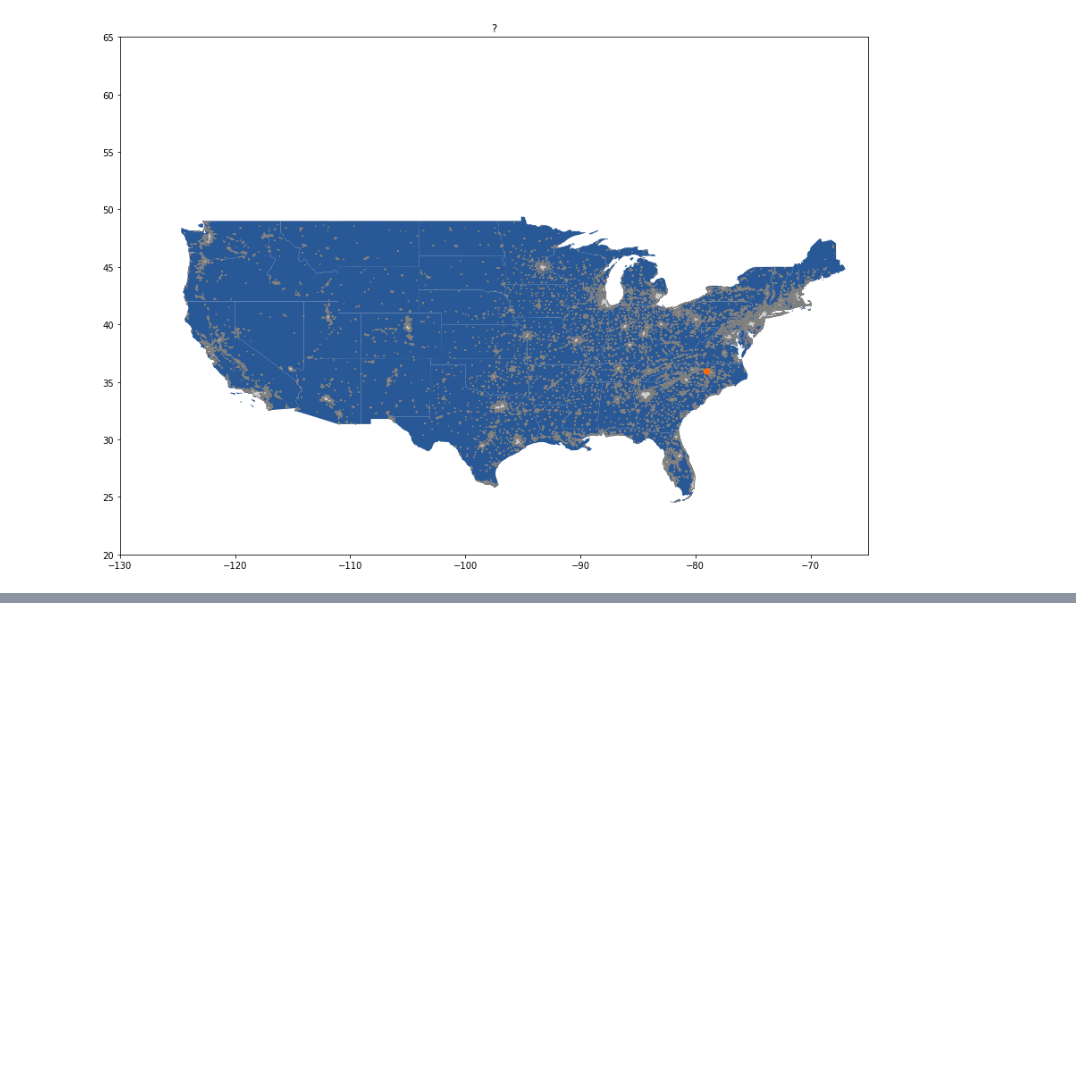
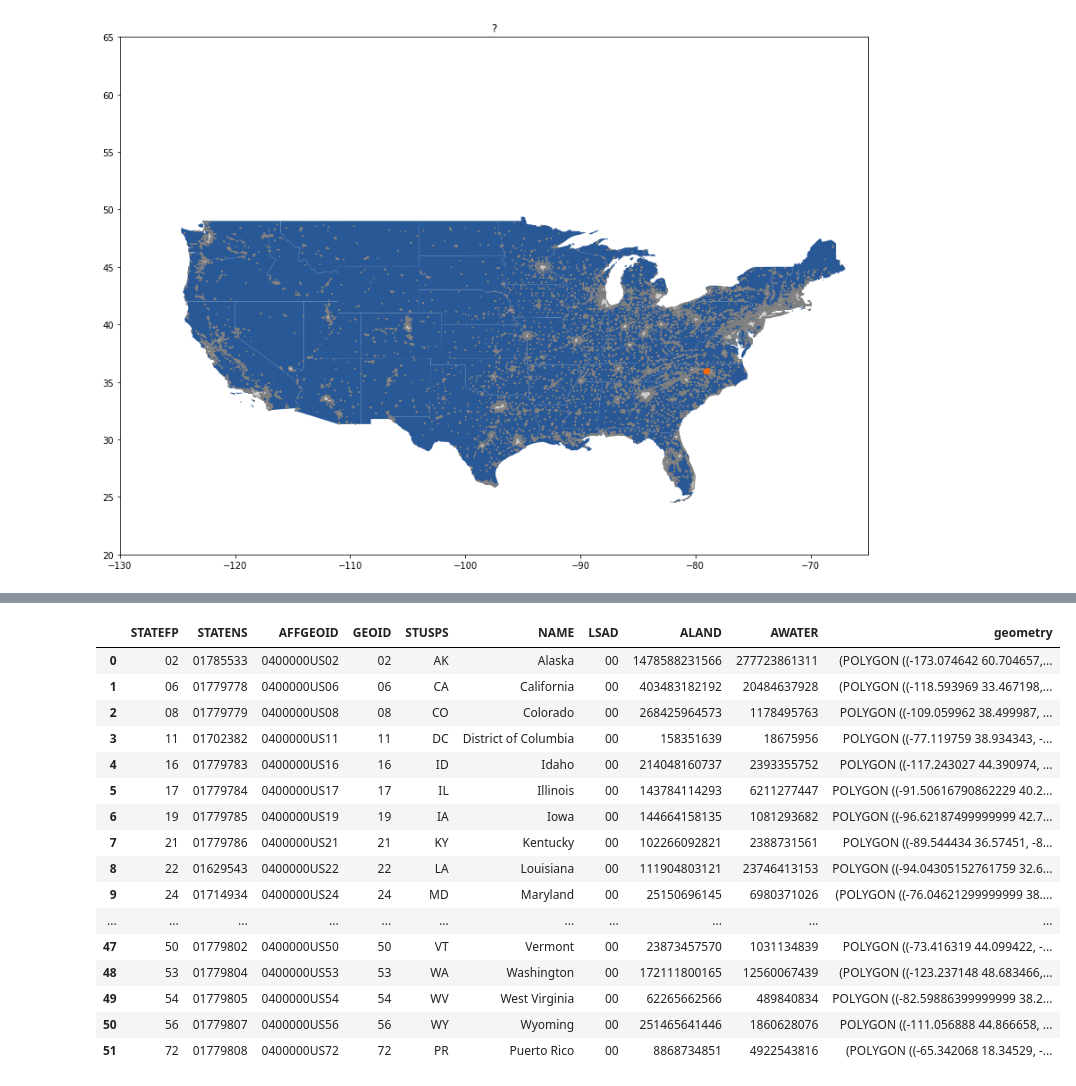
Before and after one commit to mahorn/bicycle-crashes, a Jupyter notebook: bici-buffering-clipping.ipynb, the cells around one changed output, grey strips where cells are left out. Saved outputs shown, nothing was run; the diff lists cells and outputs as text; code cells hidden in the pictures; blank space fills up the shorter version.

```diff
--- a/bici-buffering-clipping.ipynb
+++ b/bici-buffering-clipping.ipynb
@@ -39,0 +74,20 @@ ax.set(xlim=(-130,-65), ylim=(20,65));
+# %%
+states
+# %% [output]
+|  | STATEFP | STATENS | AFFGEOID | GEOID | STUSPS | NAME | LSAD | ALAND | AWATER | geometry |
+| 0 | 02 | 01785533 | 0400000US02 | 02 | AK | Alaska | 00 | 1478588231566 | 277723861311 | (POLYGON ((-173.074642 60.704657,... |
+| 1 | 06 | 01779778 | 0400000US06 | 06 | CA | California | 00 | 403483182192 | 20484637928 | (POLYGON ((-118.593969 33.467198,... |
+| 2 | 08 | 01779779 | 0400000US08 | 08 | CO | Colorado | 00 | 268425964573 | 1178495763 | POLYGON ((-109.059962 38.499987, ... |
+| 3 | 11 | 01702382 | 0400000US11 | 11 | DC | District of Columbia | 00 | 158351639 | 18675956 | POLYGON ((-77.119759 38.934343, -... |
+| 4 | 16 | 01779783 | 0400000US16 | 16 | ID | Idaho | 00 | 214048160737 | 2393355752 | POLYGON ((-117.243027 44.390974, ... |
+| 5 | 17 | 01779784 | 0400000US17 | 17 | IL | Illinois | 00 | 143784114293 | 6211277447 | POLYGON ((-91.50616790862229 40.2... |
+| 6 | 19 | 01779785 | 0400000US19 | 19 | IA | Iowa | 00 | 144664158135 | 1081293682 | POLYGON ((-96.62187499999999 42.7... |
+| 7 | 21 | 01779786 | 0400000US21 | 21 | KY | Kentucky | 00 | 102266092821 | 2388731561 | POLYGON ((-89.544434 36.57451, -8... |
+| 8 | 22 | 01629543 | 0400000US22 | 22 | LA | Louisiana | 00 | 111904803121 | 23746413153 | POLYGON ((-94.04305152761759 32.6... |
+| 9 | 24 | 01714934 | 0400000US24 | 24 | MD | Maryland | 00 | 25150696145 | 6980371026 | (POLYGON ((-76.04621299999999 38.... |
+| ... | ... | ... | ... | ... | ... | ... | ... | ... | ... | ... |
+| 47 | 50 | 01779802 | 0400000US50 | 50 | VT | Vermont | 00 | 23873457570 | 1031134839 | POLYGON ((-73.416319 44.099422, -... |
+| 48 | 53 | 01779804 | 0400000US53 | 53 | WA | Washington | 00 | 172111800165 | 12560067439 | (POLYGON ((-123.237148 48.683466,... |
+| 49 | 54 | 01779805 | 0400000US54 | 54 | WV | West Virginia | 00 | 62265662566 | 489840834 | POLYGON ((-82.59886399999999 38.2... |
+| 50 | 56 | 01779807 | 0400000US56 | 56 | WY | Wyoming | 00 | 251465641446 | 1860628076 | POLYGON ((-111.056888 44.866658, ... |
+| 51 | 72 | 01779808 | 0400000US72 | 72 | PR | Puerto Rico | 00 | 8868734851 | 4922543816 | (POLYGON ((-65.342068 18.34529, -... |
```
Also changed, not shown: parts of 7 cells of this notebook.
